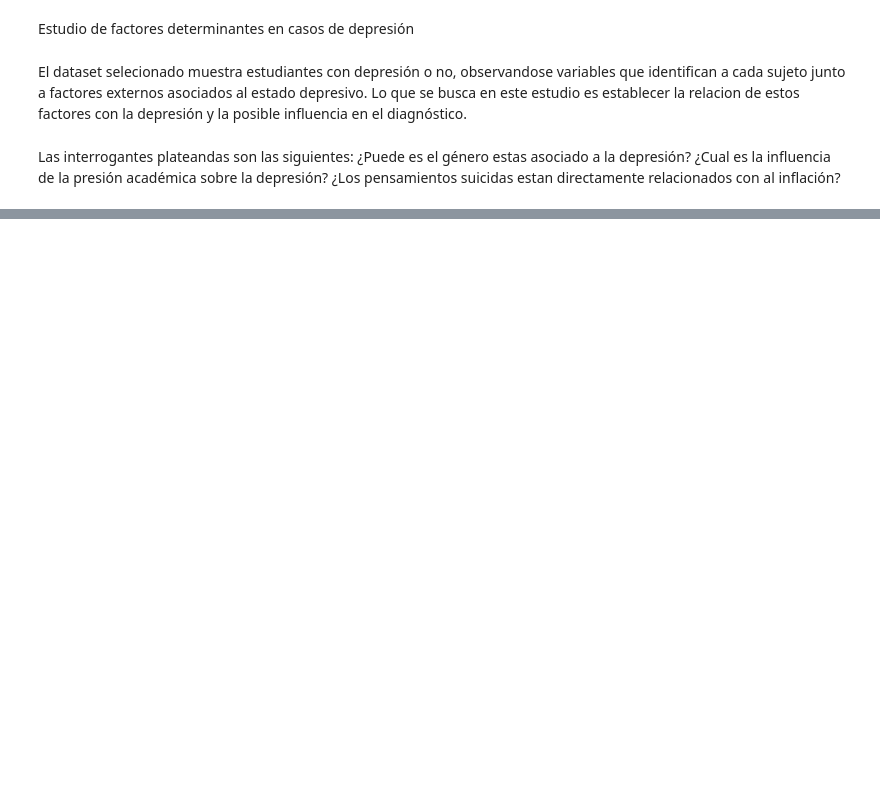
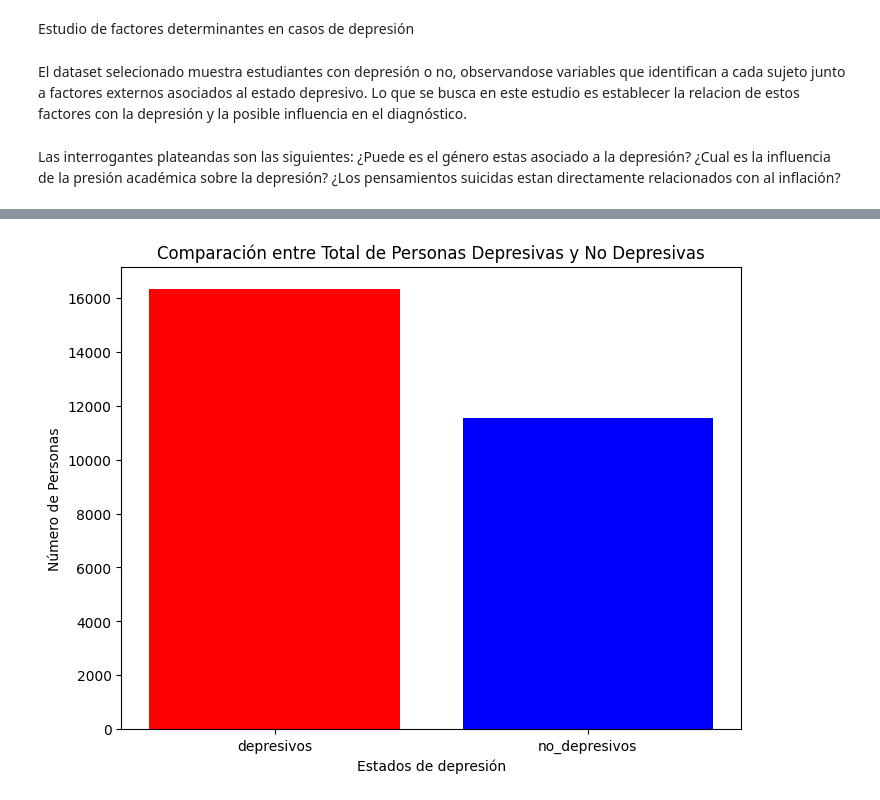
Before and after one commit to LeoV79080679/DSCI, a Jupyter notebook: ProyectoDS_parteI_Valderrama.ipynb, the cells around one changed output, grey strips where cells are left out. Drawn from its saved outputs; the diff is of its cells as text; code cells hidden in the pictures; blank space fills up the shorter version.

```diff
--- a/ProyectoDS_parteI_Valderrama.ipynb
+++ b/ProyectoDS_parteI_Valderrama.ipynb
@@ -68,0 +93,14 @@ df.describe()
+# %%
+Estados_depresion= ['depresivos', 'no_depresivos']
+totales = [16336, 11565]
+
+plt.figure(figsize=(8, 6))
+plt.bar(Estados_depresion, totales, color=['red', 'blue'])
+
+plt.xlabel('Estados de depresión')
+plt.ylabel('Número de Personas')
+plt.title('Comparación entre Total de Personas Depresivas y No Depresivas')
+
+plt.show()
+# %% [output]
+[figure, added]
```
Also changed, not shown: parts of 8 cells of this notebook.
